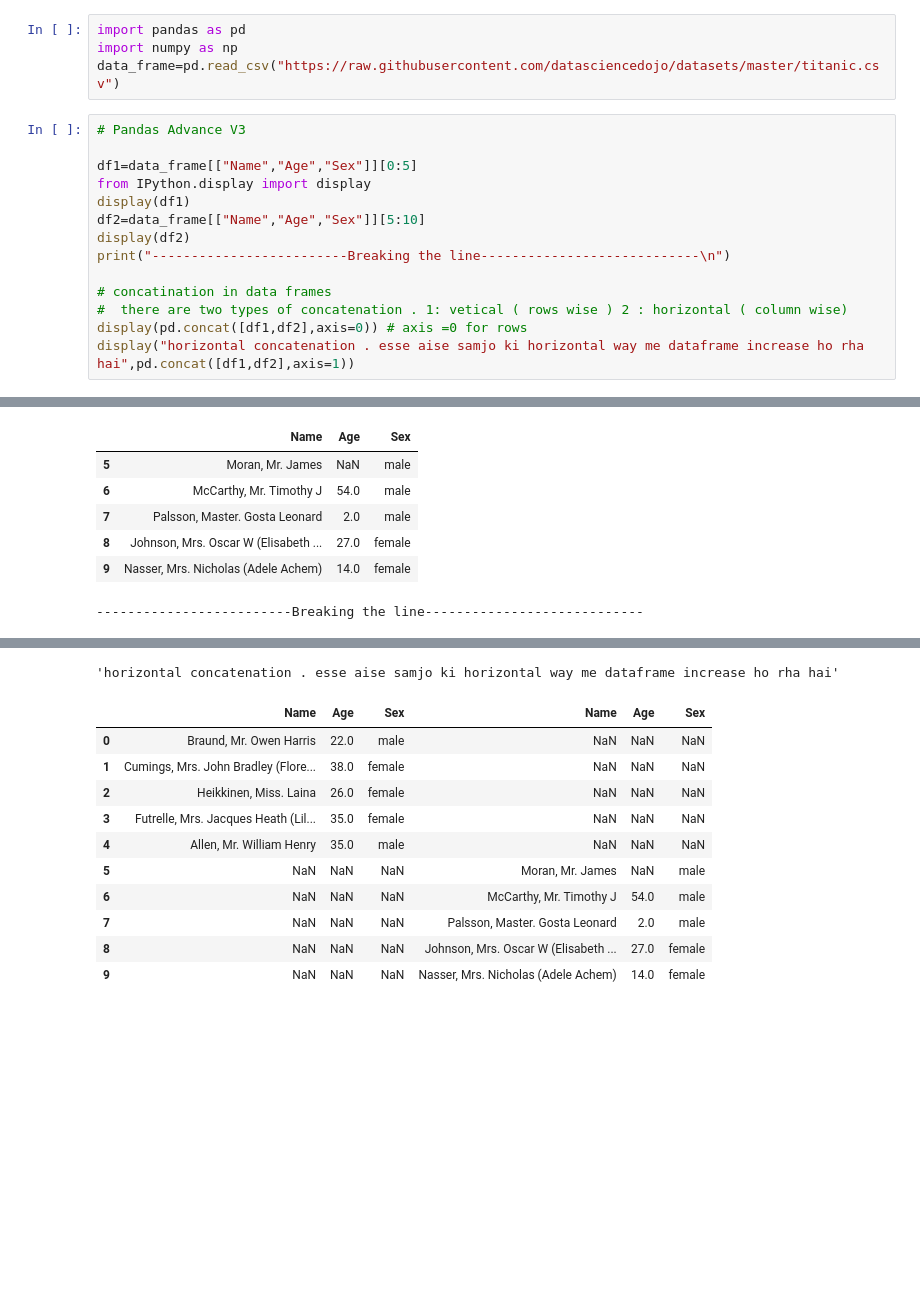
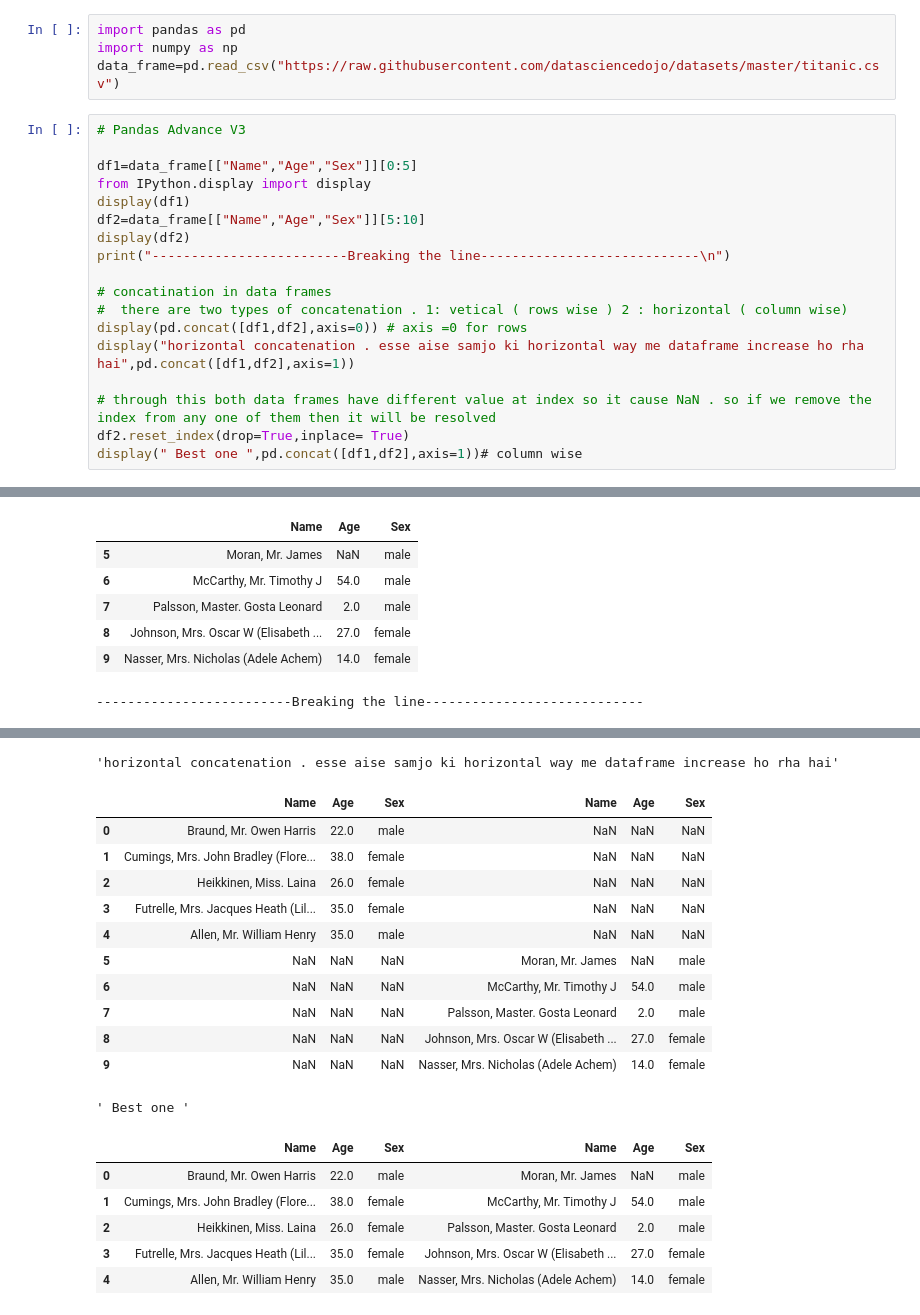
Before and after one commit to vedprakash8721/Abhishek-Data-Science-Portfolio, a Jupyter notebook: Python/Module 8 ( Pandas )/Pandas Advance V3.ipynb, the cells around one changed output, grey strips where cells are left out. Saved outputs shown, nothing was run; the diff lists cells and outputs as text; blank space fills up the shorter version.

```diff
--- a/Python/Module 8 ( Pandas )/Pandas Advance V3.ipynb
+++ b/Python/Module 8 ( Pandas )/Pandas Advance V3.ipynb
@@ -16,6 +16,10 @@ print("-------------------------Breaking the line----------------------------\n"
 #  there are two types of concatenation . 1: vetical ( rows wise ) 2 : horizontal ( column wise)
 display(pd.concat([df1,df2],axis=0)) # axis =0 for rows
 display("horizontal concatenation . esse aise samjo ki horizontal way me dataframe increase ho rha hai",pd.concat([df1,df2],axis=1))
+
+# through this both data frames have different value at index so it cause NaN . so if we remove the index from any one of them then it will be resolved
+df2.reset_index(drop=True,inplace= True)
+display(" Best one ",pd.concat([df1,df2],axis=1))# column wise
 # %% [output]
 |  | Name | Age | Sex |
 | 0 | Braund, Mr. Owen Harris | 22.0 | male |
@@ -26,30 +30,37 @@ display("horizontal concatenation . esse aise samjo ki horizontal way me datafra
 |  | Name | Age | Sex |
 | 5 | Moran, Mr. James | NaN | male |
 | 6 | McCarthy, Mr. Timothy J | 54.0 | male |
 | 7 | Palsson, Master. Gosta Leonard | 2.0 | male |
 | 8 | Johnson, Mrs. Oscar W (Elisabeth ... | 27.0 | female |
 | 9 | Nasser, Mrs. Nicholas (Adele Achem) | 14.0 | female |
 -------------------------Breaking the line----------------------------
 |  | Name | Age | Sex |
 | 0 | Braund, Mr. Owen Harris | 22.0 | male |
 | 1 | Cumings, Mrs. John Bradley (Flore... | 38.0 | female |
 | 2 | Heikkinen, Miss. Laina | 26.0 | female |
 | 3 | Futrelle, Mrs. Jacques Heath (Lil... | 35.0 | female |
 | 4 | Allen, Mr. William Henry | 35.0 | male |
 | 5 | Moran, Mr. James | NaN | male |
 | 6 | McCarthy, Mr. Timothy J | 54.0 | male |
 | 7 | Palsson, Master. Gosta Leonard | 2.0 | male |
 | 8 | Johnson, Mrs. Oscar W (Elisabeth ... | 27.0 | female |
 | 9 | Nasser, Mrs. Nicholas (Adele Achem) | 14.0 | female |
 'horizontal concatenation . esse aise samjo ki horizontal way me dataframe increase ho rha hai'
 |  | Name | Age | Sex | Name | Age | Sex |
 | 0 | Braund, Mr. Owen Harris | 22.0 | male | NaN | NaN | NaN |
 | 1 | Cumings, Mrs. John Bradley (Flore... | 38.0 | female | NaN | NaN | NaN |
 | 2 | Heikkinen, Miss. Laina | 26.0 | female | NaN | NaN | NaN |
 | 3 | Futrelle, Mrs. Jacques Heath (Lil... | 35.0 | female | NaN | NaN | NaN |
 | 4 | Allen, Mr. William Henry | 35.0 | male | NaN | NaN | NaN |
 | 5 | NaN | NaN | NaN | Moran, Mr. James | NaN | male |
 | 6 | NaN | NaN | NaN | McCarthy, Mr. Timothy J | 54.0 | male |
 | 7 | NaN | NaN | NaN | Palsson, Master. Gosta Leonard | 2.0 | male |
 | 8 | NaN | NaN | NaN | Johnson, Mrs. Oscar W (Elisabeth ... | 27.0 | female |
 | 9 | NaN | NaN | NaN | Nasser, Mrs. Nicholas (Adele Achem) | 14.0 | female |
+' Best one '
+|  | Name | Age | Sex | Name | Age | Sex |
+| 0 | Braund, Mr. Owen Harris | 22.0 | male | Moran, Mr. James | NaN | male |
+| 1 | Cumings, Mrs. John Bradley (Flore... | 38.0 | female | McCarthy, Mr. Timothy J | 54.0 | male |
+| 2 | Heikkinen, Miss. Laina | 26.0 | female | Palsson, Master. Gosta Leonard | 2.0 | male |
+| 3 | Futrelle, Mrs. Jacques Heath (Lil... | 35.0 | female | Johnson, Mrs. Oscar W (Elisabeth ... | 27.0 | female |
+| 4 | Allen, Mr. William Henry | 35.0 | male | Nasser, Mrs. Nicholas (Adele Achem) | 14.0 | female |
```
Also changed, not shown: parts of 1 cell of this notebook, 1 other file.
